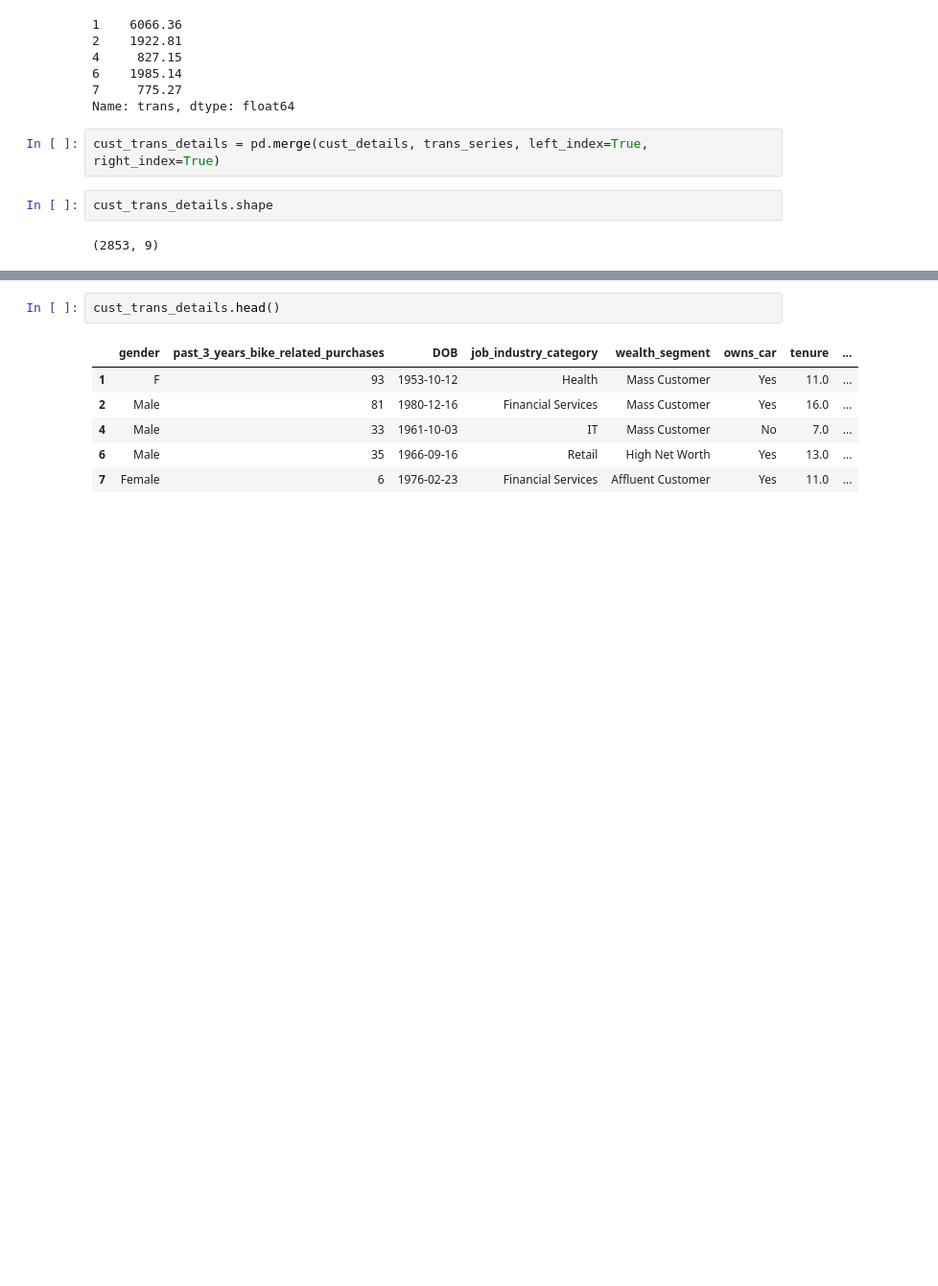
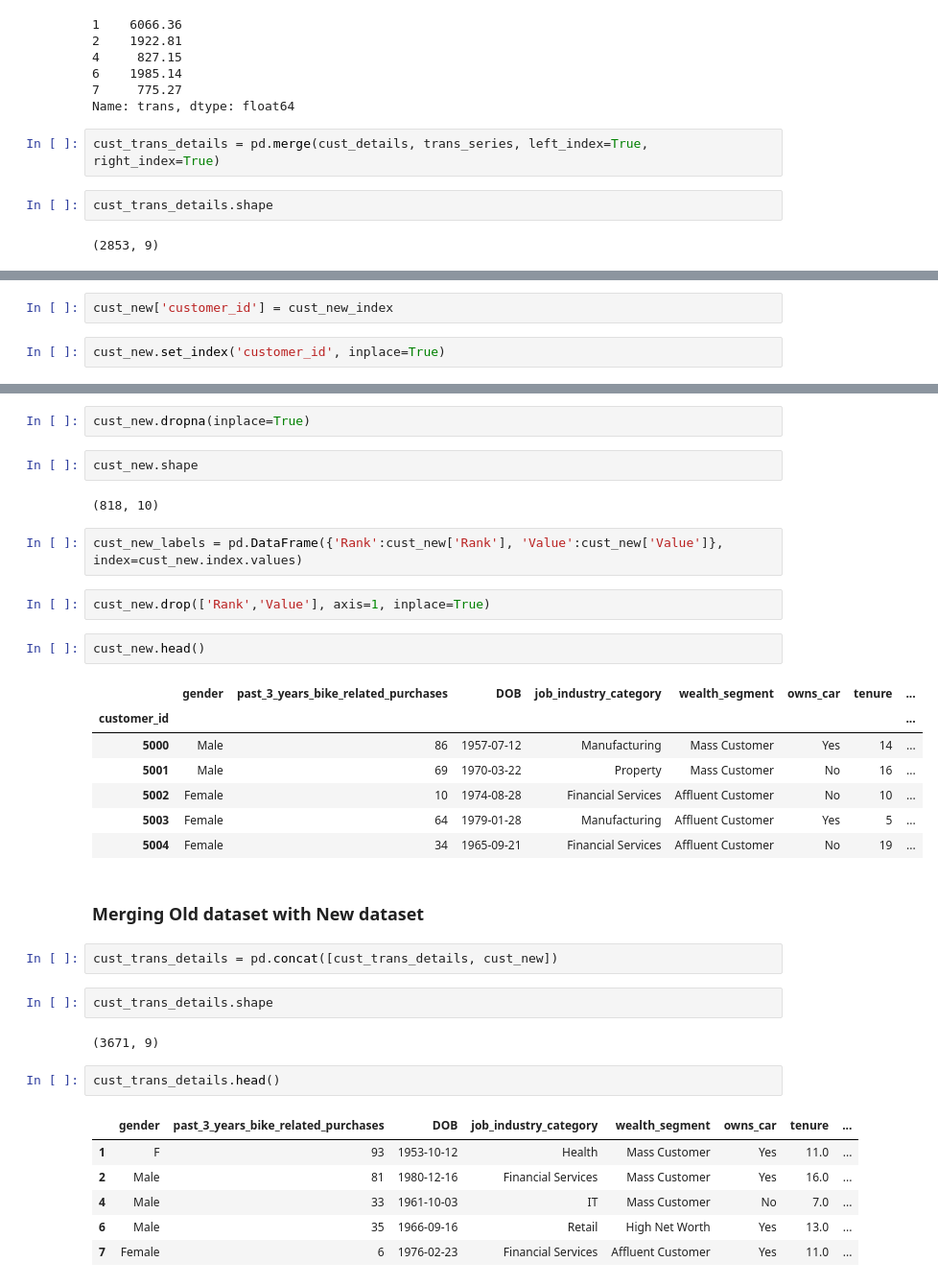
Before and after one commit to kabilan942/Projects, a Jupyter notebook: KPMG/KPMG_Task_2.ipynb, the cells around one changed output, grey strips where cells are left out. Shown at 96% size. Drawn from its saved outputs; the diff is of its cells as text; blank space fills up the shorter version.

```diff
--- a/KPMG/KPMG_Task_2.ipynb
+++ b/KPMG/KPMG_Task_2.ipynb
@@ -169,0 +204,4 @@ cust_trans_details.shape
+# %%
+cust_new['customer_id'] = cust_new_index
+# %%
+cust_new.set_index('customer_id', inplace=True)
@@ -170,3 +228,31 @@ cust_trans_details.shape
+# %%
+cust_new.dropna(inplace=True)
+# %%
+cust_new.shape
+# %% [output]
+(818, 10)
+# %%
+cust_new_labels = pd.DataFrame({'Rank':cust_new['Rank'], 'Value':cust_new['Value']}, index=cust_new.index.values)
+# %%
+cust_new.drop(['Rank','Value'], axis=1, inplace=True)
+# %%
+cust_new.head()
+# %% [output]
+|  | gender | past_3_years_bike_related_purchases | DOB | job_industry_category | wealth_segment | owns_car | tenure | ... |
+| customer_id |  |  |  |  |  |  |  | ... |
+| 5000 | Male | 86 | 1957-07-12 | Manufacturing | Mass Customer | Yes | 14 | ... |
+| 5001 | Male | 69 | 1970-03-22 | Property | Mass Customer | No | 16 | ... |
+| 5002 | Female | 10 | 1974-08-28 | Financial Services | Affluent Customer | No | 10 | ... |
+| 5003 | Female | 64 | 1979-01-28 | Manufacturing | Affluent Customer | Yes | 5 | ... |
+| 5004 | Female | 34 | 1965-09-21 | Financial Services | Affluent Customer | No | 19 | ... |
+# %% [markdown]
+### Merging Old dataset with New dataset
+# %%
+cust_trans_details = pd.concat([cust_trans_details, cust_new])
+# %%
+cust_trans_details.shape
+# %% [output]
+(3671, 9)
 # %%
 cust_trans_details.head()
 # %% [output]
```
Also changed, not shown: parts of 47 cells of this notebook.
